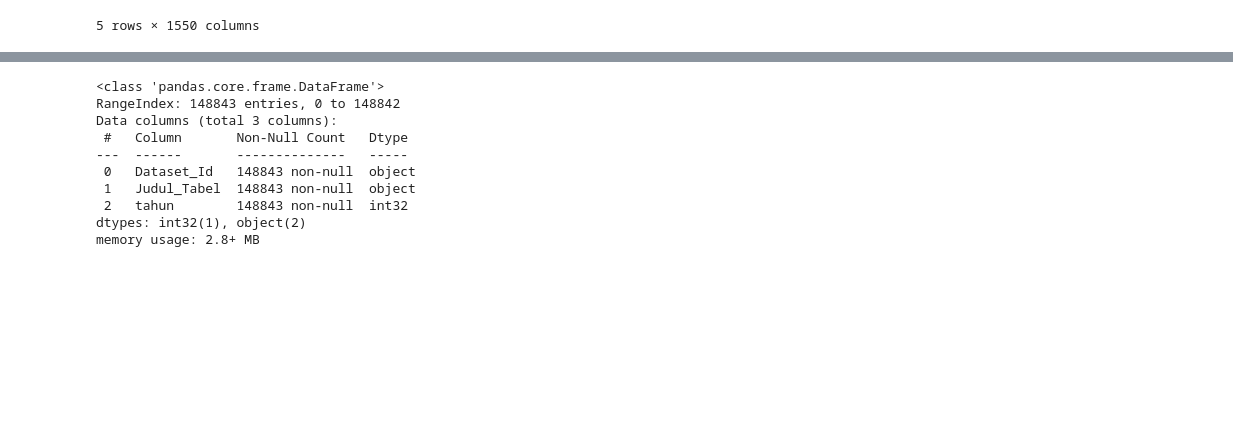
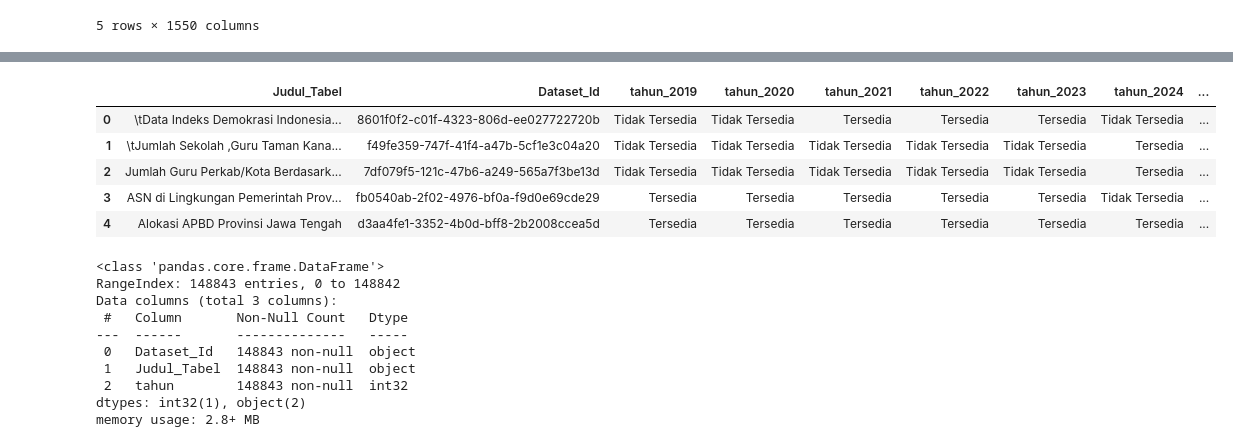
Before and after one commit to RivalMoh/ETL_System_Intern, a Jupyter notebook: sandbox.ipynb, the cells around one changed output, grey strips where cells are left out. Saved outputs shown, nothing was run; the diff lists cells and outputs as text; code cells hidden in the pictures; blank space fills up the shorter version.

```diff
--- a/sandbox.ipynb
+++ b/sandbox.ipynb
@@ -54,0 +103,5 @@ df_filter['tahun'] = df_filter['tahun'].astype("int")
+# %%
+df_combined = df_encoded.groupby(["Judul_Tabel", "Dataset_Id"]).any().reset_index()
+cols_to_fix = df_combined.columns.difference(['Judul_Tabel', 'Dataset_Id'])
+df_combined[cols_to_fix] = np.where(df_combined[cols_to_fix], "Tersedia", "Tidak Tersedia")
+df_combined.info()
@@ -54,0 +126,9 @@ df_filter['tahun'] = df_filter['tahun'].astype("int")
+# %%
+df_combined.head()
+# %% [output]
+|  | Judul_Tabel | Dataset_Id | tahun_2019 | tahun_2020 | tahun_2021 | tahun_2022 | tahun_2023 | tahun_2024 | ... |
+| 0 | \tData Indeks Demokrasi Indonesia... | 8601f0f2-c01f-4323-806d-ee027722720b | Tidak Tersedia | Tidak Tersedia | Tersedia | Tersedia | Tersedia | Tidak Tersedia | ... |
+| 1 | \tJumlah Sekolah ,Guru Taman Kana... | f49fe359-747f-41f4-a47b-5cf1e3c04a20 | Tidak Tersedia | Tidak Tersedia | Tidak Tersedia | Tidak Tersedia | Tidak Tersedia | Tersedia | ... |
+| 2 | Jumlah Guru Perkab/Kota Berdasark... | 7df079f5-121c-47b6-a249-565a7f3be13d | Tidak Tersedia | Tidak Tersedia | Tidak Tersedia | Tidak Tersedia | Tidak Tersedia | Tersedia | ... |
+| 3 | ASN di Lingkungan Pemerintah Prov... | fb0540ab-2f02-4976-bf0a-f9d0e69cde29 | Tersedia | Tersedia | Tersedia | Tersedia | Tersedia | Tidak Tersedia | ... |
+| 4 | Alokasi APBD Provinsi Jawa Tengah | d3aa4fe1-3352-4b0d-bff8-2b2008ccea5d | Tersedia | Tersedia | Tersedia | Tersedia | Tersedia | Tersedia | ... |
```
Also changed, not shown: parts of 7 cells of this notebook, 9 other files.
